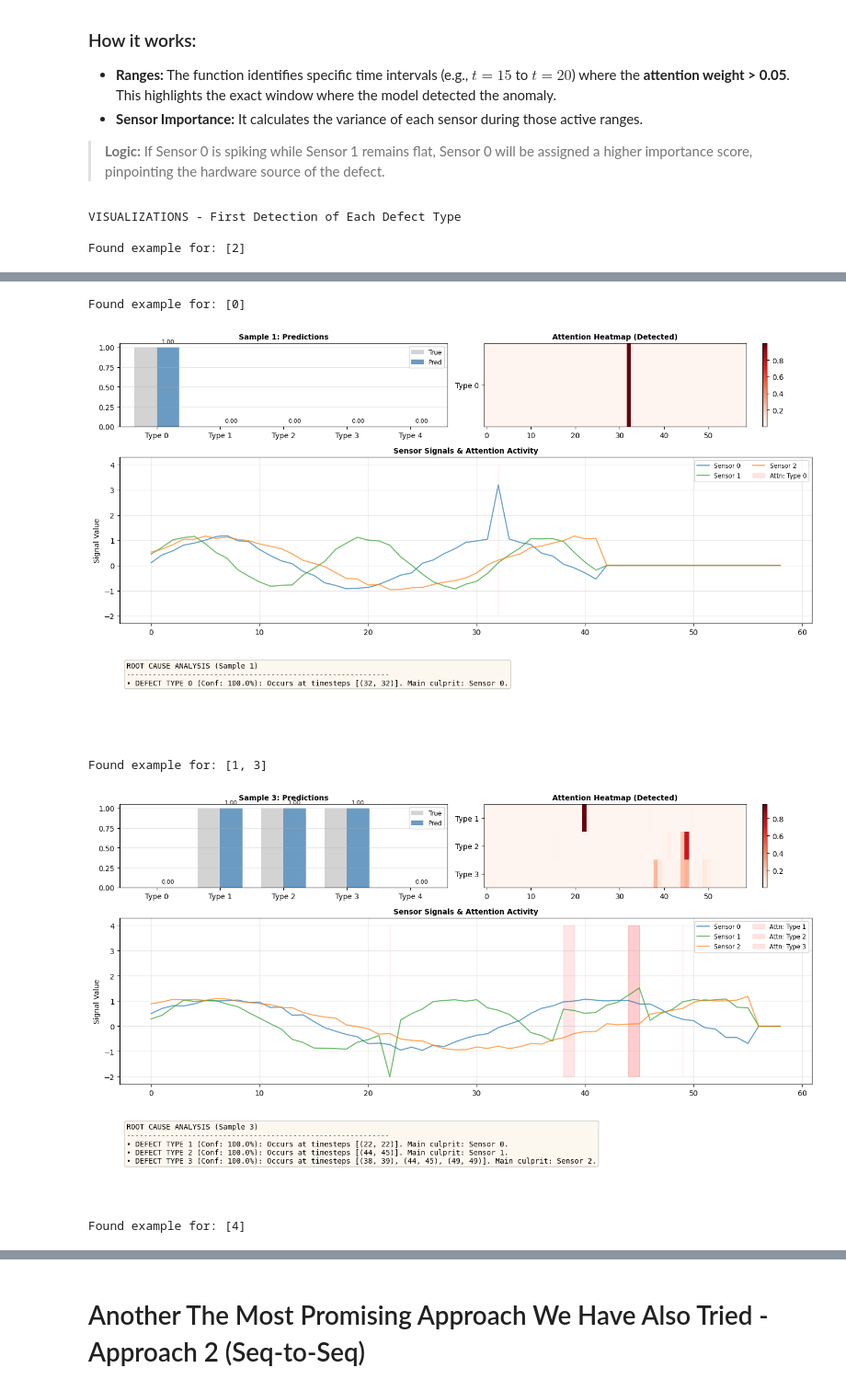
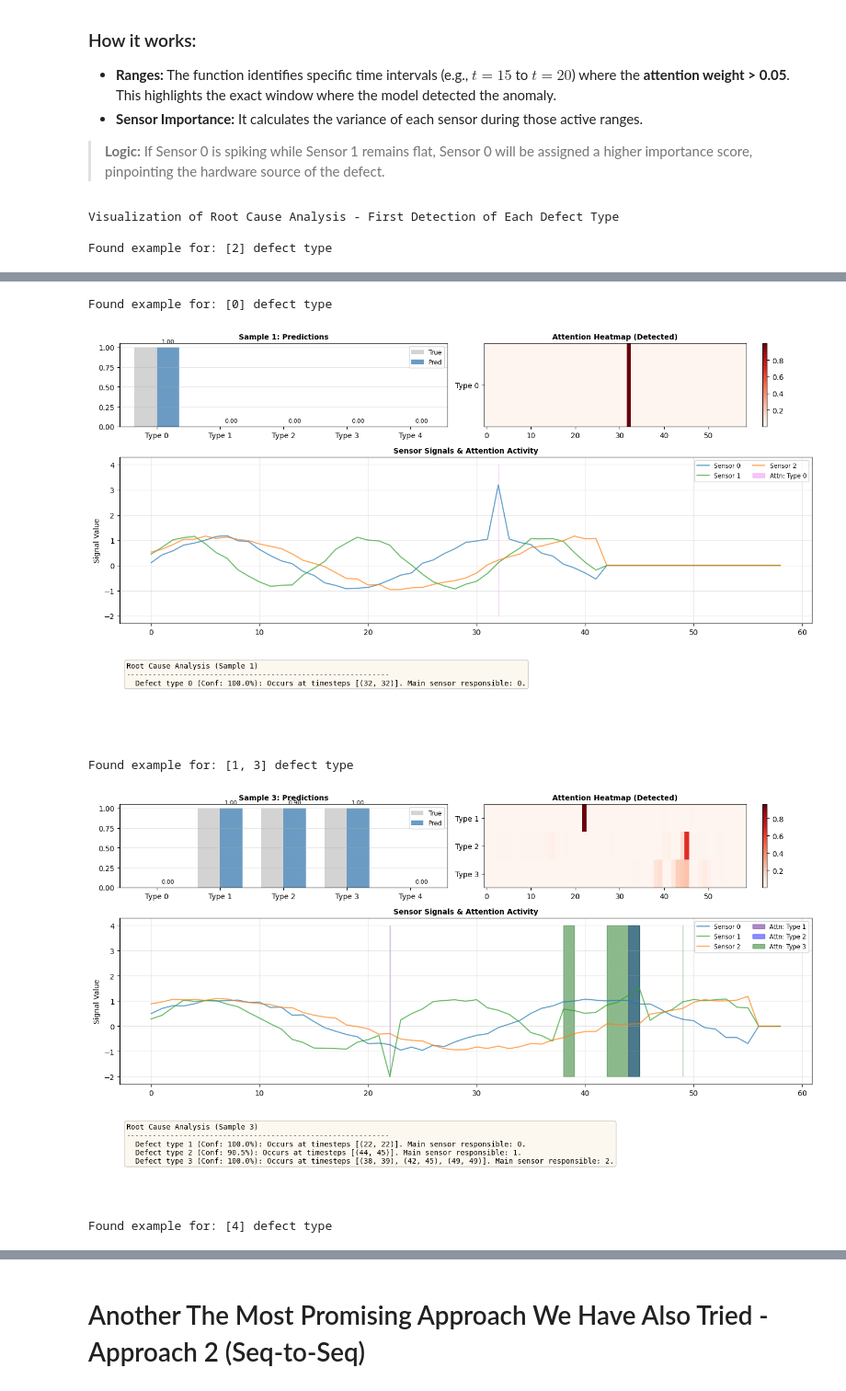
Before and after one commit to jesiekjakub/DL-Project3-RNN, a Jupyter notebook: report_final.ipynb, the cells around one changed output, grey strips where cells are left out. Shown at 92% size. Drawn from its saved outputs; the diff is of its cells as text; code cells hidden in the pictures.

Commit message:
feat(structure): splitted some cells for clarity and improved visualizations to be more readable

```diff
--- a/report_final.ipynb
+++ b/report_final.ipynb
@@ -409,13 +400,11 @@ This section satisfies requirement to **"explain"** the prediction. We have writ
 # %%
 def visualize_compact(model, x_tensor, y_tensor, idx):
     """
-    Compact visualization for report:
+    Three-part visualization:
     - Top: Classification Probabilities
     - Middle: Time Series + Attention Heatmap (Shared X-axis)
-    - Bottom: Root Cause Text Summary
     """
 
-    # 1. Run Model (Handle GPU/CPU)
     model.eval()
     with torch.no_grad():
         x_input = x_tensor.unsqueeze(0).to(device)
@@ -431,8 +420,8 @@ def visualize_compact(model, x_tensor, y_tensor, idx):
     defect_names = [f'Type {i}' for i in range(5)]
     detected_indices = [i for i, p in enumerate(probs) if p > 0.5]
 
-    # --- PLOTTING ---
-    # Create a layout: 2 rows for plots, 1 row for text summary
+
+    # Plotting layout: 2 rows for plots, 1 row for text summary
     fig = plt.figure(figsize=(14, 8))
     gs = fig.add_gridspec(3, 2, height_ratios=[1, 2, 1])
 
@@ -454,6 +443,7 @@ def visualize_compact(model, x_tensor, y_tensor, idx):
     # B. Time Series & Attention (Middle Span)
     ax_sig = fig.add_subplot(gs[1, :]) # Span entire middle row
     colors = ['tab:blue', 'tab:green', 'tab:orange']
+    attn_colors = ['violet', 'indigo', 'blue', 'darkgreen', 'olive']
 
     # Plot Sensors
     for s in range(3):
@@ -471,7 +461,7 @@ def visualize_compact(model, x_tensor, y_tensor, idx):
             attn_norm = (attn - attn.min()) / (attn.max() - attn.min() + 1e-6)
             ax_sig.fill_between(range(len(attn)), -2, 4,
                                 where=(attn > 0.05),
-                                color='red', alpha=0.1 + (attn_norm * 0.2),
+                                color=attn_colors[d_idx % len(attn_colors)], alpha=0.45,
                                 label=f'Attn: Type {d_idx}' if f'Attn: Type {d_idx}' not in [l.get_label() for l in ax_sig.get_lines()] else "")
 
     ax_sig.set_title("Sensor Signals & Attention Activity", fontsize=10, fontweight='bold')
@@ -495,7 +485,7 @@ def visualize_compact(model, x_tensor, y_tensor, idx):
     ax_text = fig.add_subplot(gs[2, :])
     ax_text.axis('off')
 
-    summary_lines = [f"ROOT CAUSE ANALYSIS (Sample {idx})", "-"*60]
+    summary_lines = [f"Root Cause Analysis (Sample {idx})", "-"*60]
 
     if len(detected_indices) == 0:
         summary_lines.append("No defects detected.")
@@ -509,9 +499,9 @@ def visualize_compact(model, x_tensor, y_tensor, idx):
                 # Get max importance sensor
                 imp_sens = np.argmax(analysis['sensor_importance'])
 
-                line = f"• DEFECT TYPE {d_idx} (Conf: {conf:.1%}):"
+                line = f"  Defect type {d_idx} (Conf: {conf:.1%}):"
                 line += f" Occurs at timesteps {ranges}."
-                line += f" Main culprit: Sensor {imp_sens}."
+                line += f" Main sensor responsible: {imp_sens}."
                 summary_lines.append(line)
 
     # Print text in box
@@ -521,8 +511,7 @@ def visualize_compact(model, x_tensor, y_tensor, idx):
     plt.tight_layout()
     plt.show()
 
-# --- FIND AND SHOW EXAMPLES ---
-print("VISUALIZATIONS - First Detection of Each Defect Type")
+print("Visualization of Root Cause Analysis - First Detection of Each Defect Type")
 
 shown_defects = set()
 
@@ -541,13 +530,13 @@ for i in range(len(test_dataset)):
     new_ones = [d for d in detected if d not in shown_defects]
 
     if new_ones:
-        print(f"\nFound example for: {new_ones}")
+        print(f"\nFound example for: {new_ones} defect type")
         visualize_compact(model, x_sample, y_sample, idx=i)
         shown_defects.update(new_ones)
 
     if len(shown_defects) >= 5:
         break
 # %% [output]
-VISUALIZATIONS - First Detection of Each Defect Type
+Visualization of Root Cause Analysis - First Detection of Each Defect Type
 
-Found example for: [2]
+Found example for: [2] defect type
@@ -555,5 +544,5 @@ Found example for: [2]
-Found example for: [0]
+Found example for: [0] defect type
 [figure]
-Found example for: [1, 3]
+Found example for: [1, 3] defect type
-[figure, old version]
+[figure, new version]
-Found example for: [4]
+Found example for: [4] defect type
```
Also changed, not shown: parts of 17 cells of this notebook.
